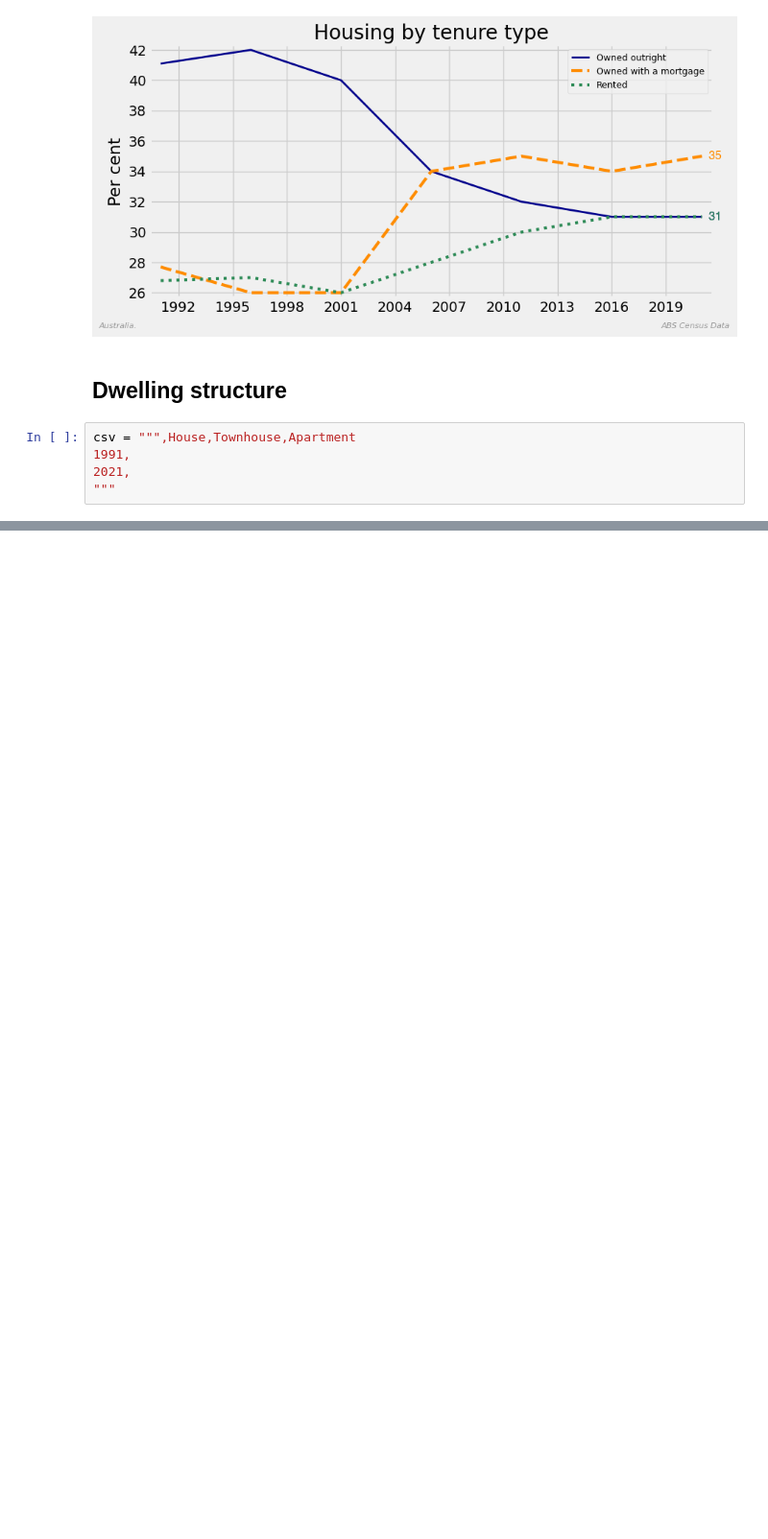
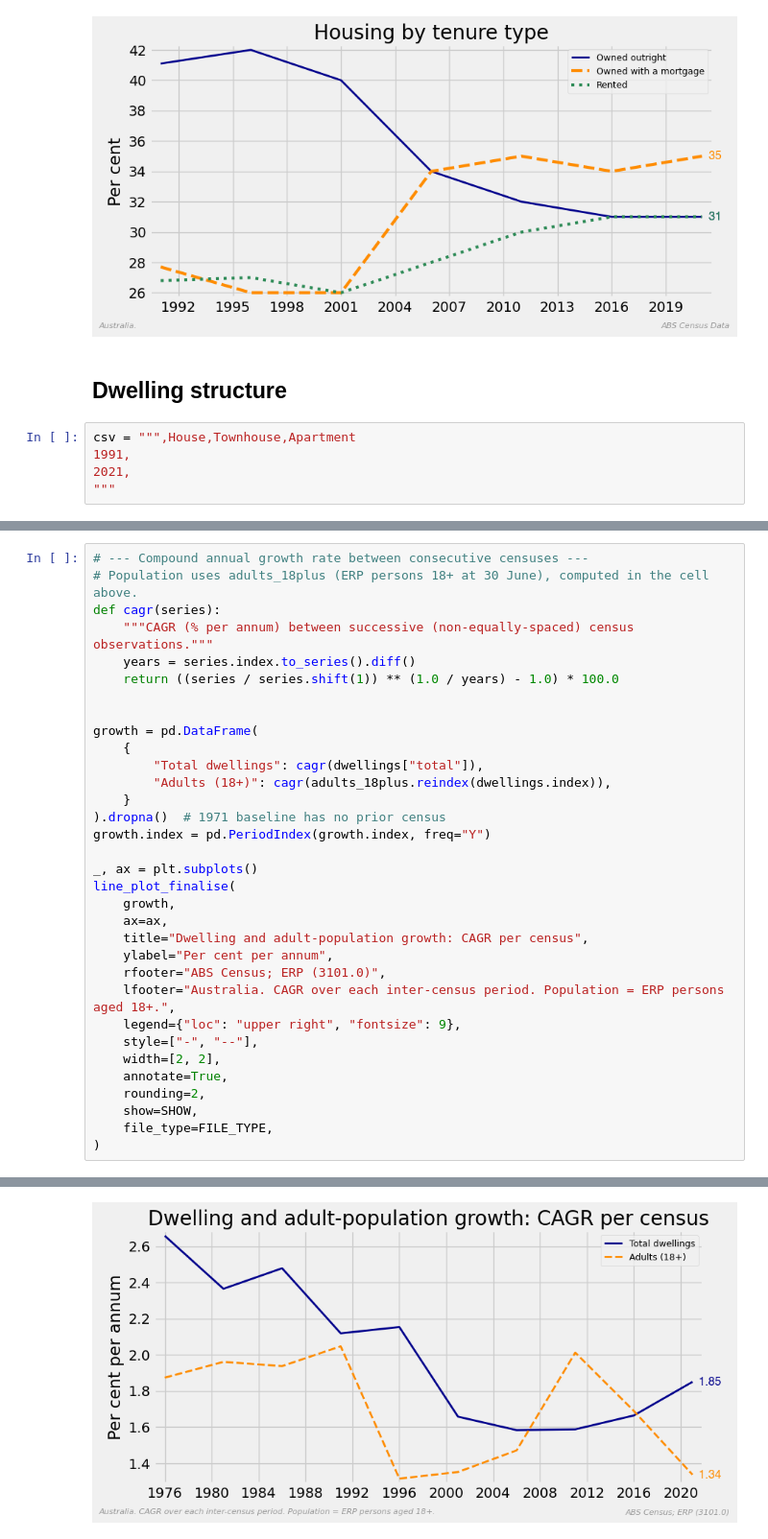
Before and after one commit to bpalmer4/Charts-based-on-ABS-data, a Jupyter notebook: notebooks/ABS Census - Ad Hoc.ipynb, the cells around one changed output, grey strips where cells are left out. Shown at 96% size. Drawn from its saved outputs; the diff is of its cells as text; blank space fills up the shorter version.

```diff
--- a/notebooks/ABS Census - Ad Hoc.ipynb
+++ b/notebooks/ABS Census - Ad Hoc.ipynb
@@ -95,0 +200,34 @@ csv = """,House,Townhouse,Apartment
+# %%
+# --- Compound annual growth rate between consecutive censuses ---
+# Population uses adults_18plus (ERP persons 18+ at 30 June), computed in the cell above.
+def cagr(series):
+    """CAGR (% per annum) between successive (non-equally-spaced) census observations."""
+    years = series.index.to_series().diff()
+    return ((series / series.shift(1)) ** (1.0 / years) - 1.0) * 100.0
+
+
+growth = pd.DataFrame(
+    {
+        "Total dwellings": cagr(dwellings["total"]),
+        "Adults (18+)": cagr(adults_18plus.reindex(dwellings.index)),
+    }
+).dropna()  # 1971 baseline has no prior census
+growth.index = pd.PeriodIndex(growth.index, freq="Y")
+
+_, ax = plt.subplots()
+line_plot_finalise(
+    growth,
+    ax=ax,
+    title="Dwelling and adult-population growth: CAGR per census",
+    ylabel="Per cent per annum",
+    rfooter="ABS Census; ERP (3101.0)",
+    lfooter="Australia. CAGR over each inter-census period. Population = ERP persons aged 18+.",
+    legend={"loc": "upper right", "fontsize": 9},
+    style=["-", "--"],
+    width=[2, 2],
+    annotate=True,
+    rounding=2,
+    show=SHOW,
+    file_type=FILE_TYPE,
+)
+# %% [output]
@@ -95,0 +235 @@ csv = """,House,Townhouse,Apartment
+[figure, added]
```
Also changed, not shown: parts of 10 cells of this notebook, 4 other files.
